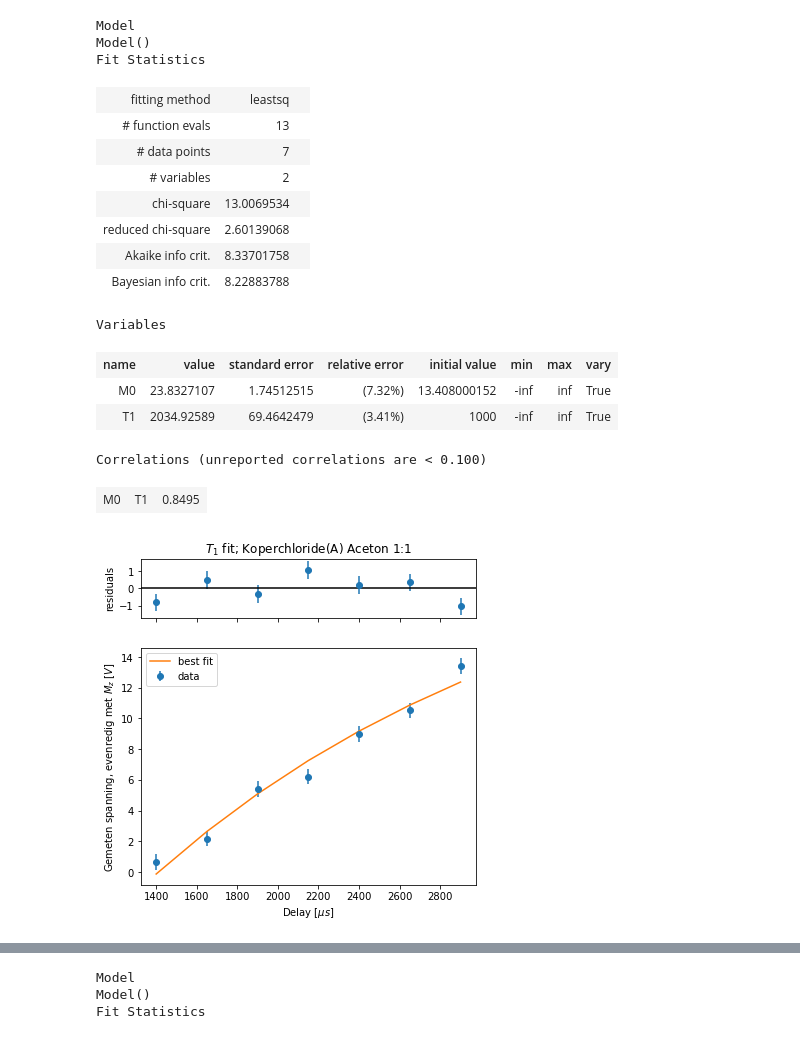
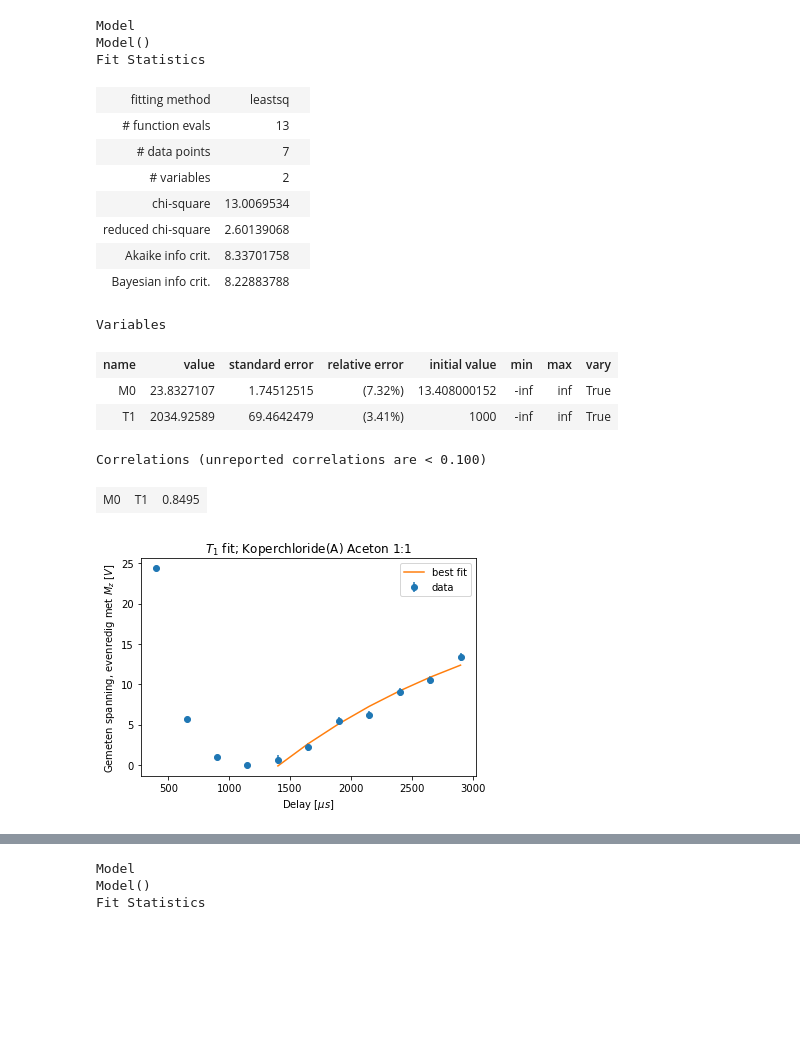
Before and after one commit to everydayanchovies/NMR, a Jupyter notebook: notebooks/nmr_resultaten_T1_max.ipynb, the cells around one changed output, grey strips where cells are left out. Drawn from its saved outputs; the diff is of its cells as text; code cells hidden in the pictures; blank space fills up the shorter version.

Commit message:
changed plots

```diff
--- a/notebooks/nmr_resultaten_T1_max.ipynb
+++ b/notebooks/nmr_resultaten_T1_max.ipynb
@@ -48,29 +48,44 @@ def process_T1_results(stof, verhouding, trim_tail=0, v=False):
 
     return fit_T1, pvalue
 # %%
+My_delay_pairs = []
+for (delay, df) in get_df_of_all_delays(
+        STOF_KOPERCHLORIDE_ACETOON,
+        "1_1",
+        T=T1,
+        signal_index=SI_SIGNAL):
+
+    My = My_for_T1_df(df)
+    My = max(0, My)
+
+    My_delay_pairs.append((My, delay))
+
+My_delay_pairs = My_delay_pairs[:4]
+ax = plt.scatter([delay for (_, delay) in My_delay_pairs], [My for (My, _) in My_delay_pairs])
+
 fit_T1, pvalue = process_T1_results(STOF_KOPERCHLORIDE_ACETOON, "1_1", trim_tail=4)
-fit_T1.plot(title=r"$T_1$ fit; Koperchloride(A) Aceton 1:1", xlabel=r"Delay [$\mu s$]", ylabel="Gemeten spanning, evenredig met $M_z$ [$V$]")
+fit_T1.plot_fit(ax=ax, title=r"$T_1$ fit; Koperchloride(A) Aceton 1:1", xlabel=r"Delay [$\mu s$]", ylabel="Gemeten spanning, evenredig met $M_z$ [$V$]")
 plt.savefig("../plots/T1_koperchlorideA_Aceton_1_1.png")
 fit_T1
 # %% [output]
 Model
 Model()
 Fit Statistics
 | fitting method | leastsq |  |
 | # function evals | 13 |  |
 | # data points | 7 |  |
 | # variables | 2 |  |
 | chi-square | 13.0069534 |  |
 | reduced chi-square | 2.60139068 |  |
 | Akaike info crit. | 8.33701758 |  |
 | Bayesian info crit. | 8.22883788 |  |
 Variables
 | name | value | standard error | relative error | initial value | min | max | vary |
 | M0 | 23.8327107 | 1.74512515 | (7.32%) | 13.408000152 | -inf | inf | True |
 | T1 | 2034.92589 | 69.4642479 | (3.41%) | 1000 | -inf | inf | True |
 Correlations (unreported correlations are < 0.100)
 | M0 | T1 | 0.8495 |
-[figure, old version]
+[figure, new version]
 # %%
 fit_T1, pvalue = process_T1_results(STOF_KOPERCHLORIDE_A, "1_0")
 fit_T1.plot(title=r"$T_1$ fit; Koperchloride(A) (ongemengd)", xlabel=r"Delay [$\mu s$]", ylabel="Gemeten spanning, evenredig met $M_z$ [$V$]")
```
Also changed, not shown: parts of 2 cells of this notebook, 3 other files.
